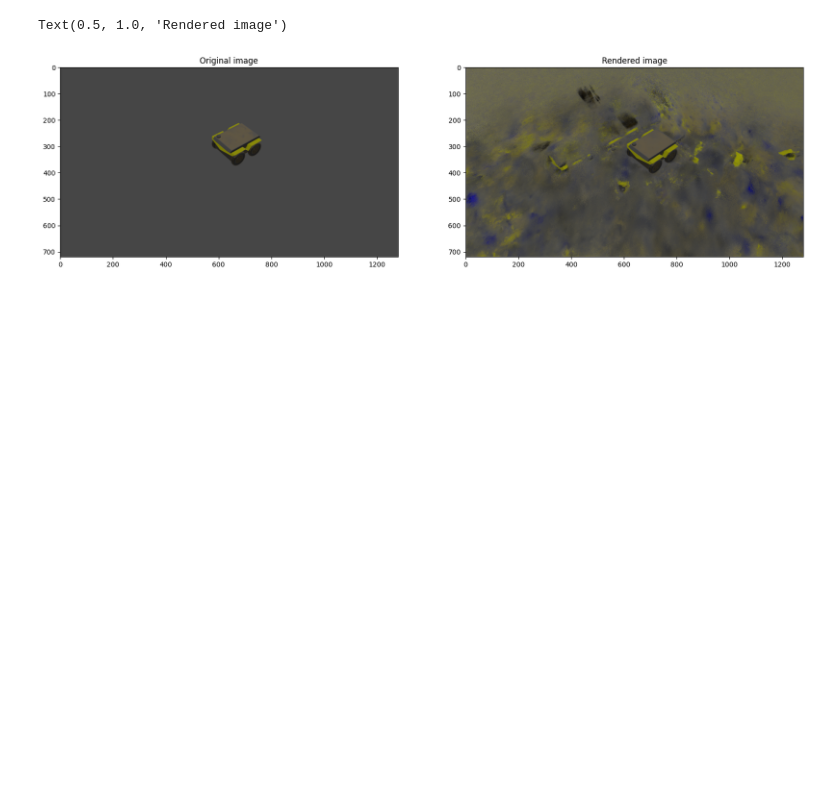
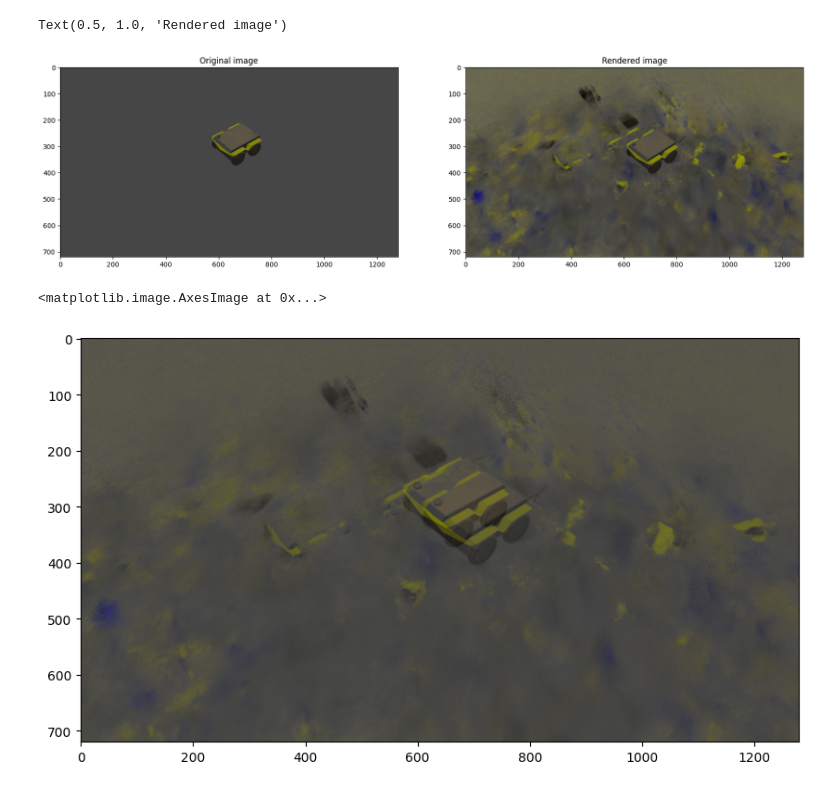
Before and after one commit to tauzn-clock/inerf, a Jupyter notebook: utils/evaluation_pose.ipynb, the cells around one changed output. Drawn from its saved outputs; the diff is of its cells as text; code cells hidden in the pictures; blank space fills up the shorter version.

```diff
--- a/utils/evaluation_pose.ipynb
+++ b/utils/evaluation_pose.ipynb
@@ -174,6 +148,14 @@ ax[1].set_title("Rendered image")
 # %% [output]
 Text(0.5, 1.0, 'Rendered image')
 [figure]
+# %%
+#Overlay original image and rendered image
+fig, ax = plt.subplots(1, 1, figsize=(10, 10))
+ax.imshow(original_img)
+ax.imshow(rendered_img, alpha=0.5)
+# %% [output]
+<matplotlib.image.AxesImage at 0x...>
+[figure, added]
 # %%
 #Plot store_t_diff and store_r_diff with  respect to training iteration in 2 subplots
 store = np.asarray(store)
```
Also changed, not shown: parts of 9 cells of this notebook, 1 other file.
